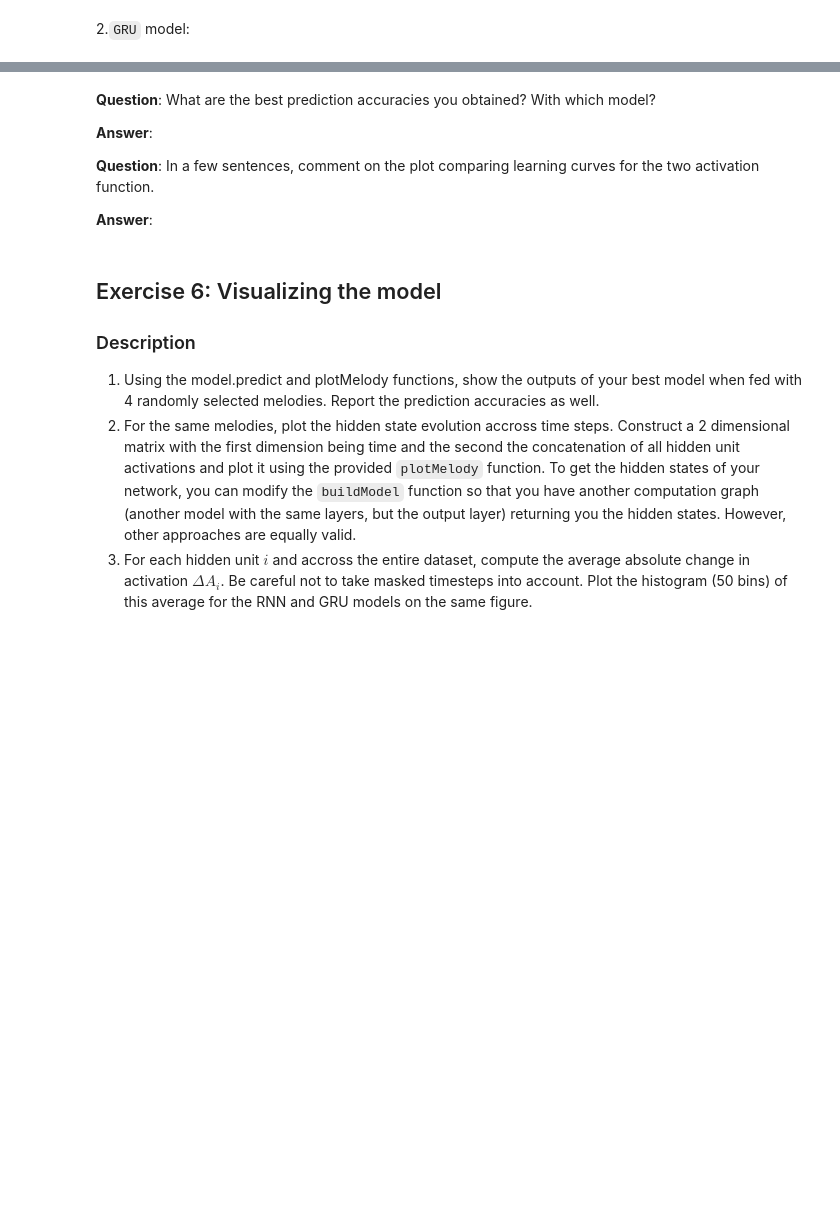
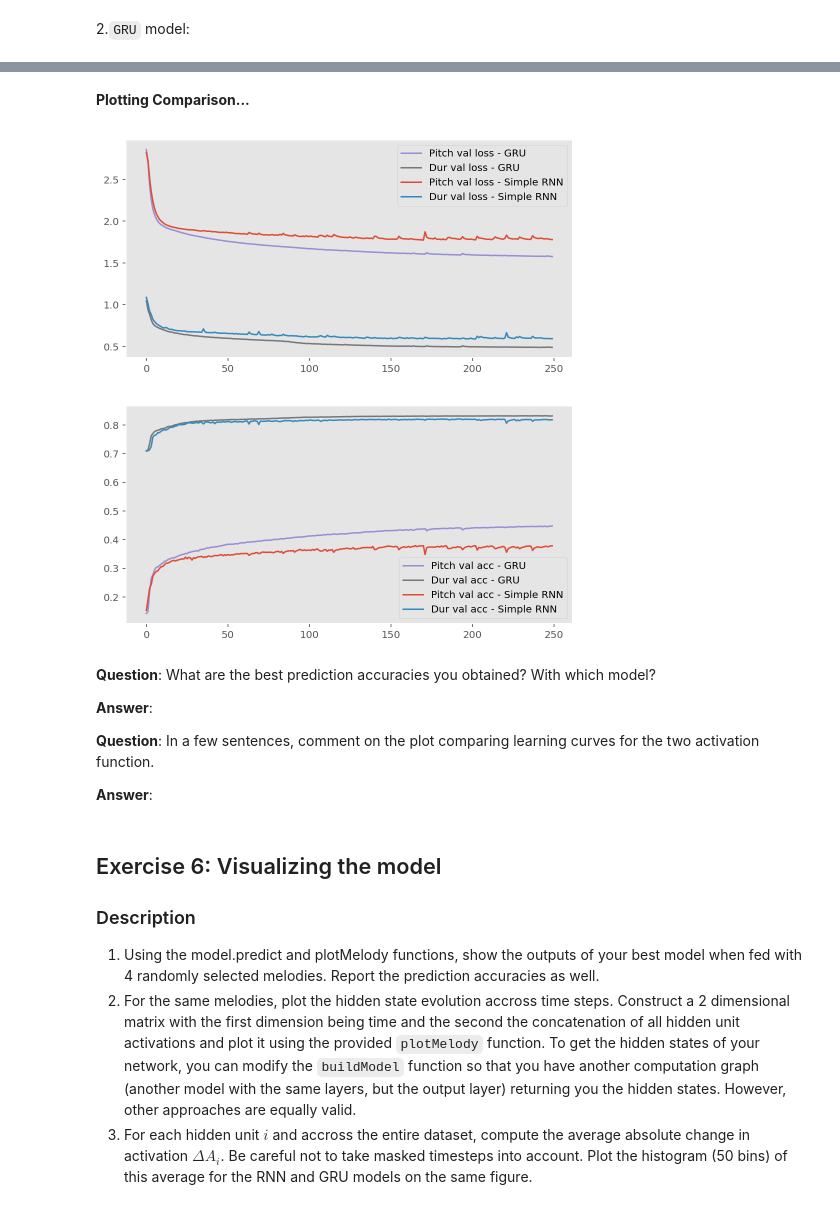
Before and after one commit to denngan/ann, a Jupyter notebook: miniproject2/miniproject2.ipynb, the cells around one changed output, grey strips where cells are left out. Saved outputs shown, nothing was run; the diff lists cells and outputs as text; code cells hidden in the pictures; blank space fills up the shorter version.

```diff
--- a/miniproject2/miniproject2.ipynb
+++ b/miniproject2/miniproject2.ipynb
@@ -853,3 +886,10 @@ KeyboardInterrupt:
+# %% [markdown]
+**Plotting Comparison...**
+# %%
+plotLearningCurves(history_simpleRNN, history_GRU, comparisonMode=True)
+# %% [output]
+[figure, added]
+[figure, added]
 # %% [markdown]
 **Question**: What are the best prediction accuracies you obtained? With which model?
 
```
Also changed, not shown: parts of 6 cells of this notebook.
